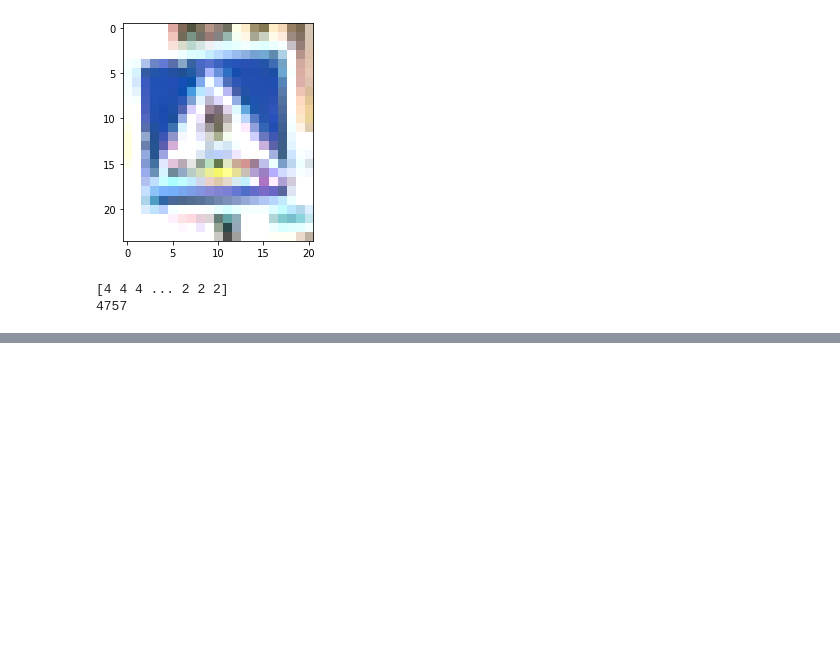
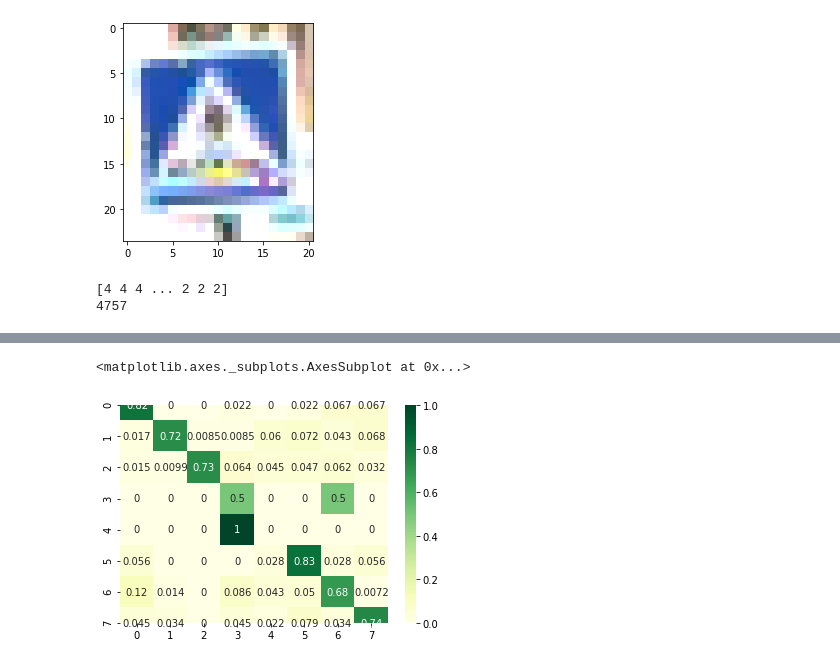
Before and after one commit to srineeey/cnn_example, a Jupyter notebook: cnn_image_traffic.ipynb, the cells around one changed output, grey strips where cells are left out. Saved outputs shown, nothing was run; the diff lists cells and outputs as text; code cells hidden in the pictures; blank space fills up the shorter version.

```diff
--- a/cnn_image_traffic.ipynb
+++ b/cnn_image_traffic.ipynb
@@ -147,7 +149,8 @@ def calc_layer_sizes(input_shape, net_struct):
             for d in range(len(kernel_shape)):
                 prev_layer_l = int(layer_sizes[-1][d+1])
                 kernel_l = int(kernel_shape[d])
-                new_layer_size.append( (prev_layer_l - kernel_l)//stride + 1 )
+                #new_layer_size.append(int( (prev_layer_l - kernel_l) + 1 )//stride)
+                new_layer_size.append(int( (prev_layer_l - kernel_l)//stride + 1 ))
 
             #new_layer_size = [(layer_sizes[-1][d+1] - kernel_shape[d])/stride + 1 for d in range(len(kernel_shape))]
 
@@ -613,0 +633,14 @@ test_pickle_errors_df.head(10)
+# %%
+"""
+For classification
+plot the confusion matrix to evaluate model
+"""
+
+label_dict = {}
+for i in range(len(dataset.label_encoder.classes_)):
+    label_dict[i] = dataset.label_encoder.classes_[i]
+
+#test_pickle_errors_df_copy = test_pickle_errors_df.query("train_prediction != 3")
+test_pickle_errors_df_copy = test_pickle_errors_df.copy()
+sk_conf_mat = confusion_matrix(test_pickle_errors_df_copy["train_label"], test_pickle_errors_df_copy["train_prediction"])
+print(sk_conf_mat)
@@ -613,0 +656,17 @@ test_pickle_errors_df.head(10)
+# %%
+#print(sk_conf_mat)
+norm_conf_mat = sk_conf_mat.astype(float)
+#print(norm_conf_mat)
+# %%
+
+for i,line in enumerate(norm_conf_mat[:,]):
+    #print(i)
+    #print(line)
+    #print(norm_conf_mat[i].sum())
+    norm_conf_mat[i] = norm_conf_mat[i]/(norm_conf_mat[i].sum())
+
+#print(norm_conf_mat)
+sns.heatmap(norm_conf_mat,cmap="YlGn",annot=True)
+# %% [output]
+<matplotlib.axes._subplots.AxesSubplot at 0x...>
+[figure, added]
```
Also changed, not shown: parts of 14 cells of this notebook, 2 other files.
